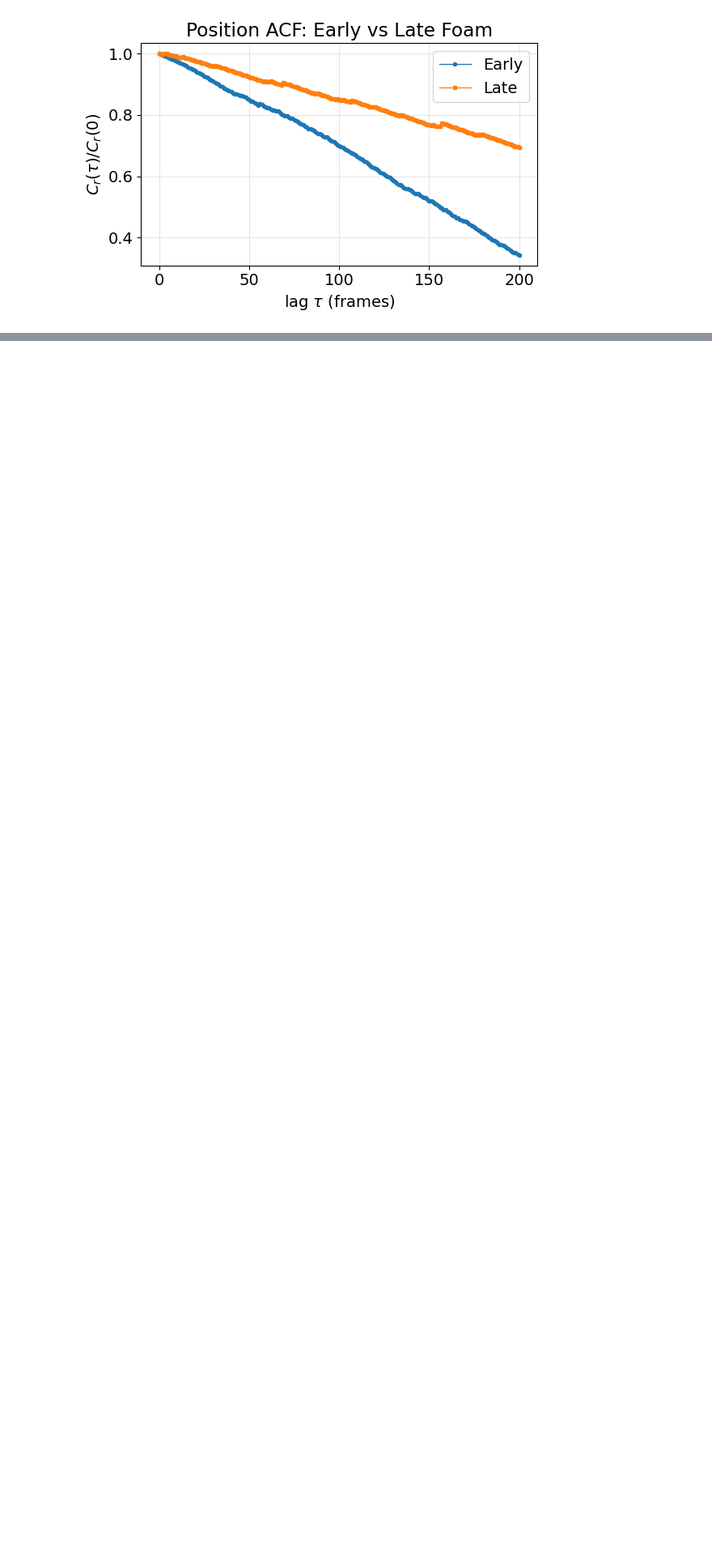
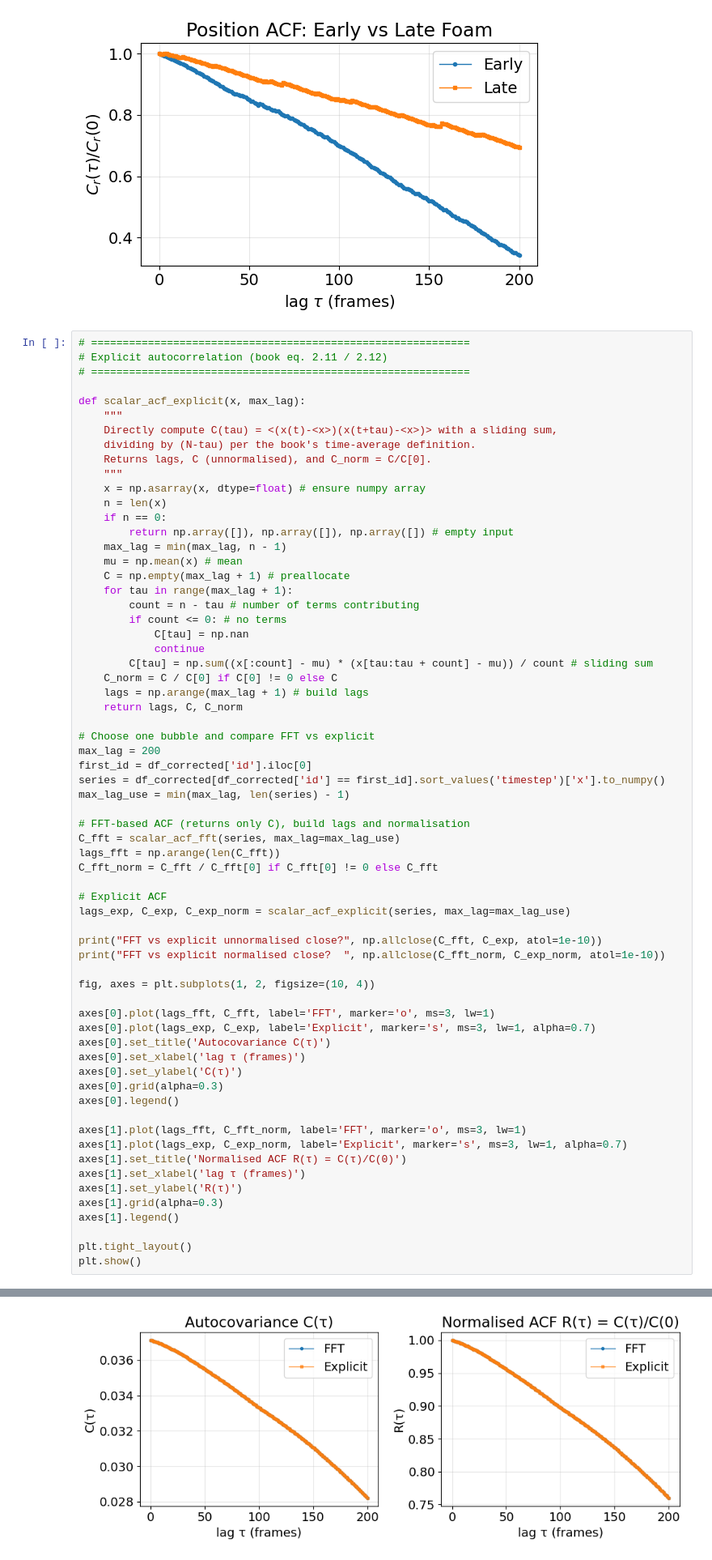
Before and after one commit to conorkirby/capstone, a Jupyter notebook: ProjectNotebooks/09_AutoCorrelation.ipynb, the cells around one changed output, grey strips where cells are left out. Shown at 81% size. Drawn from its saved outputs; the diff is of its cells as text; blank space fills up the shorter version.

Commit message:
Autocorrelation update

```diff
--- a/ProjectNotebooks/09_AutoCorrelation.ipynb
+++ b/ProjectNotebooks/09_AutoCorrelation.ipynb
@@ -433,3 +444,69 @@ plt.tight_layout()
 plt.show()
 # %% [output]
 [figure]
+# %%
+# ============================================================
+# Explicit autocorrelation (book eq. 2.11 / 2.12)
+# ============================================================
+
+def scalar_acf_explicit(x, max_lag):
+    """
+    Directly compute C(tau) = <(x(t)-<x>)(x(t+tau)-<x>)> with a sliding sum,
+    dividing by (N-tau) per the book's time-average definition.
+    Returns lags, C (unnormalised), and C_norm = C/C[0].
+    """
+    x = np.asarray(x, dtype=float) # ensure numpy array
+    n = len(x)
+    if n == 0:
+        return np.array([]), np.array([]), np.array([]) # empty input
+    max_lag = min(max_lag, n - 1)
+    mu = np.mean(x) # mean
+    C = np.empty(max_lag + 1) # preallocate
+    for tau in range(max_lag + 1):
+        count = n - tau # number of terms contributing
+        if count <= 0: # no terms
+            C[tau] = np.nan
+            continue
+        C[tau] = np.sum((x[:count] - mu) * (x[tau:tau + count] - mu)) / count # sliding sum
+    C_norm = C / C[0] if C[0] != 0 else C
+    lags = np.arange(max_lag + 1) # build lags
+    return lags, C, C_norm
+
+# Choose one bubble and compare FFT vs explicit
+max_lag = 200
+first_id = df_corrected['id'].iloc[0]
+series = df_corrected[df_corrected['id'] == first_id].sort_values('timestep')['x'].to_numpy()
+max_lag_use = min(max_lag, len(series) - 1)
+
+# FFT-based ACF (returns only C), build lags and normalisation
+C_fft = scalar_acf_fft(series, max_lag=max_lag_use)
+lags_fft = np.arange(len(C_fft))
+C_fft_norm = C_fft / C_fft[0] if C_fft[0] != 0 else C_fft
+
+# Explicit ACF
+lags_exp, C_exp, C_exp_norm = scalar_acf_explicit(series, max_lag=max_lag_use)
+
+print("FFT vs explicit unnormalised close?", np.allclose(C_fft, C_exp, atol=1e-10))
+print("FFT vs explicit normalised close?  ", np.allclose(C_fft_norm, C_exp_norm, atol=1e-10))
+
+fig, axes = plt.subplots(1, 2, figsize=(10, 4))
+
+axes[0].plot(lags_fft, C_fft, label='FFT', marker='o', ms=3, lw=1)
+axes[0].plot(lags_exp, C_exp, label='Explicit', marker='s', ms=3, lw=1, alpha=0.7)
+axes[0].set_title('Autocovariance C(τ)')
+axes[0].set_xlabel('lag τ (frames)')
+axes[0].set_ylabel('C(τ)')
+axes[0].grid(alpha=0.3)
+axes[0].legend()
+
+axes[1].plot(lags_fft, C_fft_norm, label='FFT', marker='o', ms=3, lw=1)
+axes[1].plot(lags_exp, C_exp_norm, label='Explicit', marker='s', ms=3, lw=1, alpha=0.7)
+axes[1].set_title('Normalised ACF R(τ) = C(τ)/C(0)')
+axes[1].set_xlabel('lag τ (frames)')
+axes[1].set_ylabel('R(τ)')
+axes[1].grid(alpha=0.3)
+axes[1].legend()
+
+plt.tight_layout()
+plt.show()
+# %% [output]
@@ -435,0 +515 @@ plt.show()
+[figure, added]
```
Also changed, not shown: parts of 2 cells of this notebook, 2 other files.
